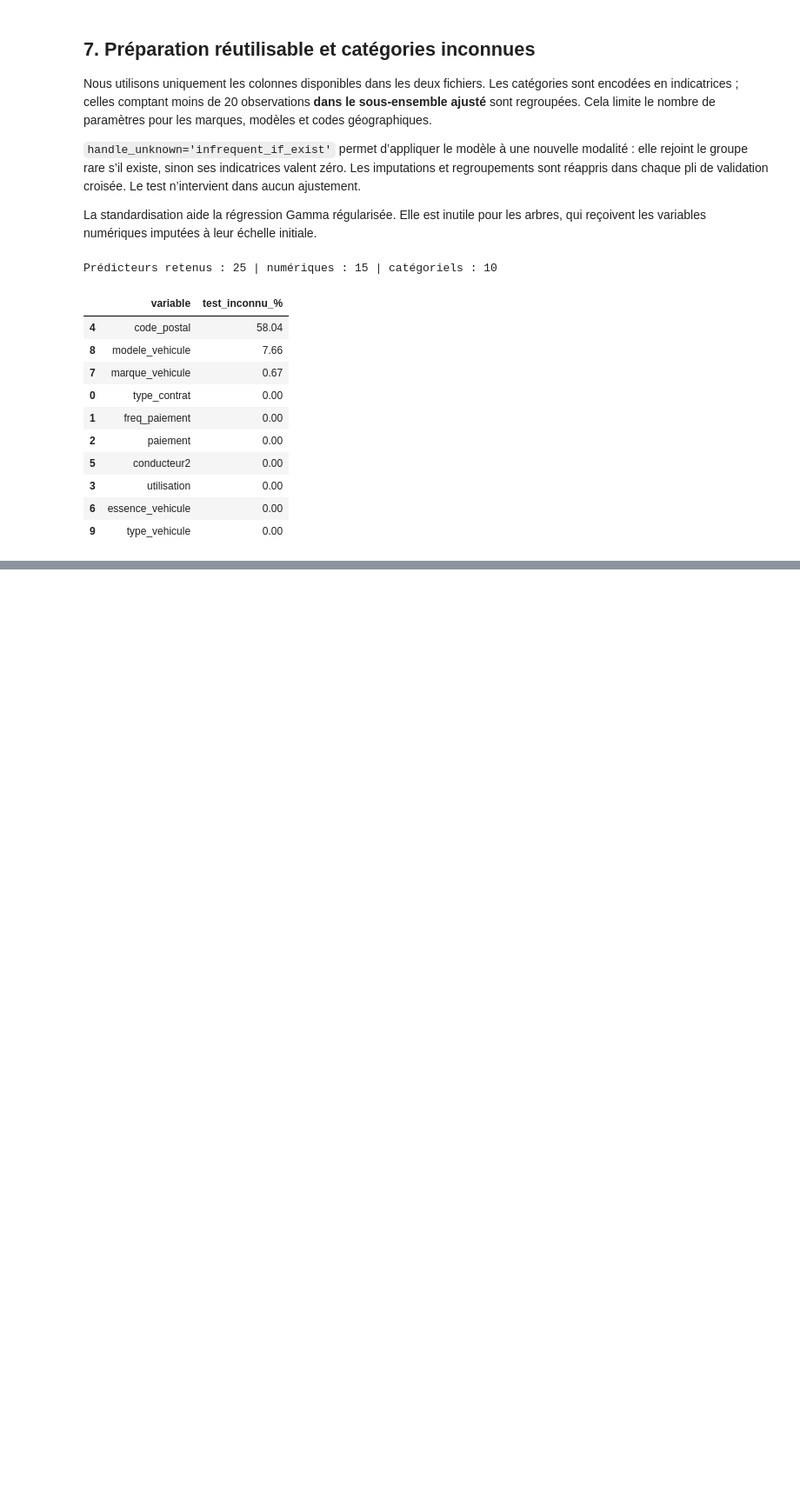
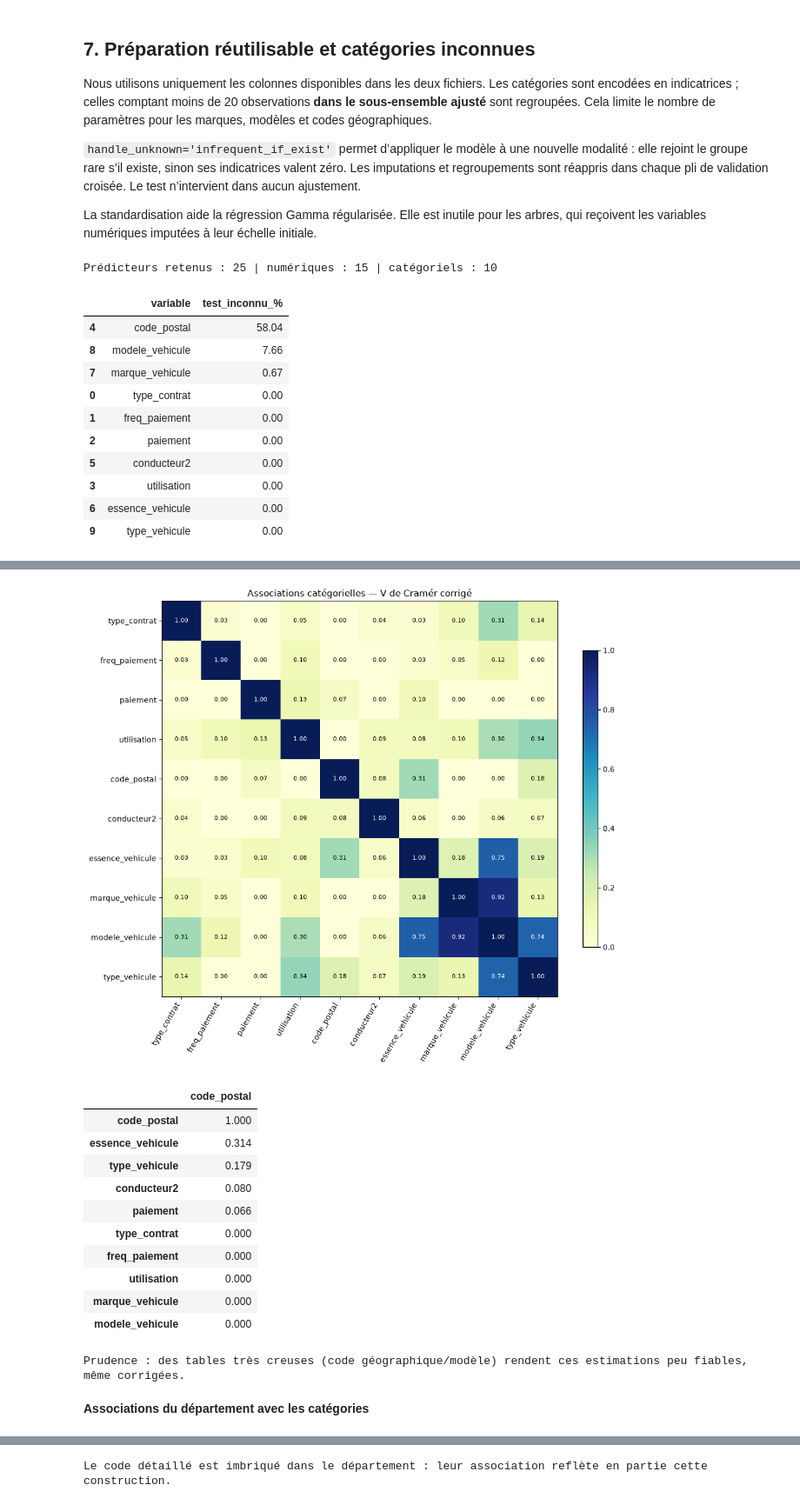
Before and after one commit to MaximilienCY/TD-Tarification-automobile-par-Machine-Learning, a Jupyter notebook: modele_gravite.ipynb, the cells around one changed output, grey strips where cells are left out. Shown at 87% size. Cells and saved outputs as stored; diff of their text form; code cells hidden in the pictures; blank space fills up the shorter version.

```diff
--- a/modele_gravite.ipynb
+++ b/modele_gravite.ipynb
@@ -769,0 +719,59 @@ Contrôles finaux : OK
+# %%
+# Associations catégorielles ; correction du biais lié à la taille des tables.
+from scipy.stats import chi2_contingency
+
+def cramers_v_corrected(a,b):
+    table = pd.crosstab(a.fillna('__MANQUANT__'), b.fillna('__MANQUANT__'))
+    count = table.to_numpy().sum()
+    r,k = table.shape
+    if count <= 1 or min(r,k) <= 1:
+        return np.nan
+    chi2 = chi2_contingency(table, correction=False)[0]
+    phi2_corrected = max(0, chi2/count - ((k-1)*(r-1))/(count-1))
+    r_corrected = r-(r-1)**2/(count-1)
+    k_corrected = k-(k-1)**2/(count-1)
+    denominator = min(r_corrected-1,k_corrected-1)
+    return np.sqrt(phi2_corrected/denominator) if denominator>0 else np.nan
+
+categorical_associations = pd.DataFrame(np.nan,index=CAT,columns=CAT)
+for i,a in enumerate(CAT):
+    categorical_associations.loc[a,a] = 1. if dev[a].nunique()>1 else np.nan
+    for bb in CAT[i+1:]:
+        value = cramers_v_corrected(dev[a],dev[bb])
+        categorical_associations.loc[a,bb] = value
+        categorical_associations.loc[bb,a] = value
+fig,ax = plt.subplots(figsize=(11,9))
+im=ax.imshow(categorical_associations.to_numpy(),vmin=0,vmax=1,cmap='YlGnBu')
+ax.set_xticks(range(len(CAT)),CAT,rotation=60,ha='right')
+ax.set_yticks(range(len(CAT)),CAT)
+for i in range(len(CAT)):
+    for j in range(len(CAT)):
+        value=categorical_associations.iloc[i,j]
+        ax.text(j,i,f'{value:.2f}' if pd.notna(value) else 'NA',ha='center',va='center',fontsize=8,
+                color='white' if pd.notna(value) and value>.6 else 'black')
+ax.grid(False);ax.set_title('Associations catégorielles — V de Cramér corrigé')
+fig.colorbar(im,ax=ax,shrink=.75);plt.tight_layout();plt.show()
+display(categorical_associations[['code_postal']].sort_values('code_postal',ascending=False).round(3))
+print('Prudence : des tables très creuses (code géographique/modèle) rendent ces estimations peu fiables, même corrigées.')
+# Association département/autres catégories : pas de corrélation numérique sur ses codes.
+department_associations = pd.DataFrame({
+    'variable': CAT,
+    'V_Cramer_departement': [cramers_v_corrected(dep_dev, dev[col]) for col in CAT]
+}).set_index('variable').sort_values('V_Cramer_departement',ascending=False)
+display(Markdown('**Associations du département avec les catégories**'), department_associations.round(3))
+print('Le code détaillé est imbriqué dans le département : leur association reflète en partie cette construction.')
+# %% [output]
+[figure, added]
+|  | code_postal |
+| code_postal | 1.000 |
+| essence_vehicule | 0.314 |
+| type_vehicule | 0.179 |
+| conducteur2 | 0.080 |
+| paiement | 0.066 |
+| type_contrat | 0.000 |
+| freq_paiement | 0.000 |
+| utilisation | 0.000 |
+| marque_vehicule | 0.000 |
+| modele_vehicule | 0.000 |
+Prudence : des tables très creuses (code géographique/modèle) rendent ces estimations peu fiables, même corrigées.
+**Associations du département avec les catégories**
@@ -769,0 +790 @@ Contrôles finaux : OK
+Le code détaillé est imbriqué dans le département : leur association reflète en partie cette construction.
```
Also changed, not shown: parts of 49 cells of this notebook, 13 other files.
